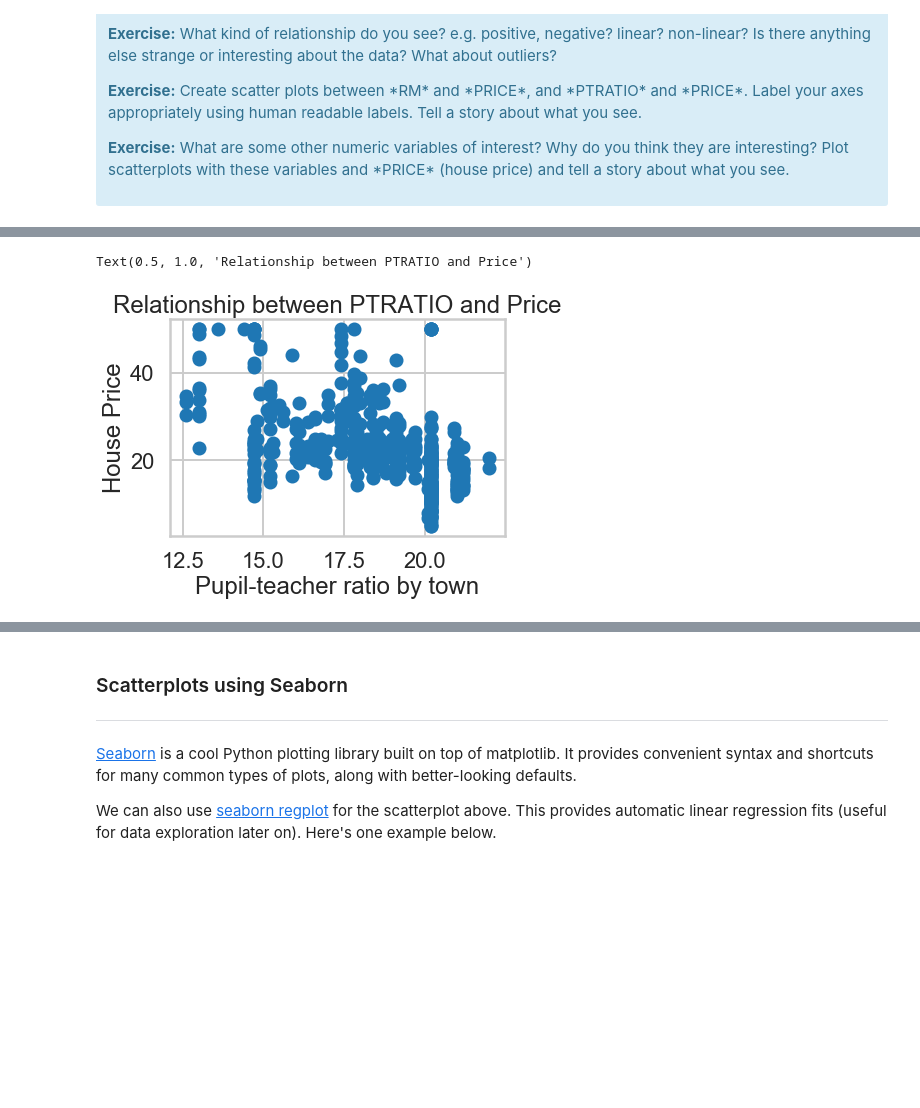
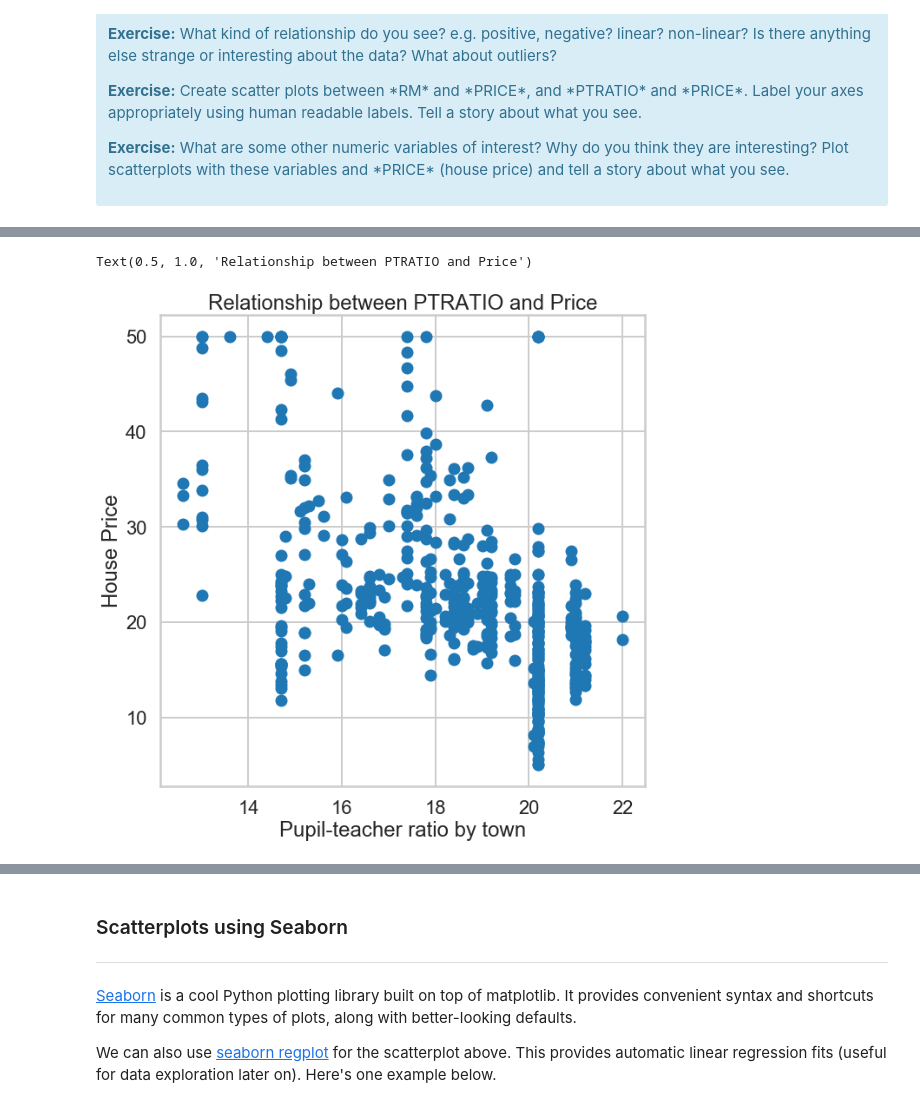
Before and after one commit to bellaforjob/Data-Science-Project, a Jupyter notebook: Mini_Project_Linear_Regression.ipynb, the cells around one changed output, grey strips where cells are left out. Saved outputs shown, nothing was run; the diff lists cells and outputs as text; code cells hidden in the pictures; blank space fills up the shorter version.

```diff
--- a/Mini_Project_Linear_Regression.ipynb
+++ b/Mini_Project_Linear_Regression.ipynb
@@ -296,11 +297,12 @@ Text(0.5, 1.0, 'Relationship between RM and Price')
 # %%
 # your turn: scatter plot between *PTRATIO* and *PRICE*
+plt.figure(figsize=(10,10))
 plt.scatter(bos.PTRATIO, bos.PRICE)
 plt.xlabel("Pupil-teacher ratio by town")
 plt.ylabel("House Price")
 plt.title("Relationship between PTRATIO and Price")
 # %% [output]
 Text(0.5, 1.0, 'Relationship between PTRATIO and Price')
-[figure, old version]
+[figure, new version]
 # %%
 # your turn: create some other scatter plots
```
Also changed, not shown: parts of 42 cells of this notebook.
